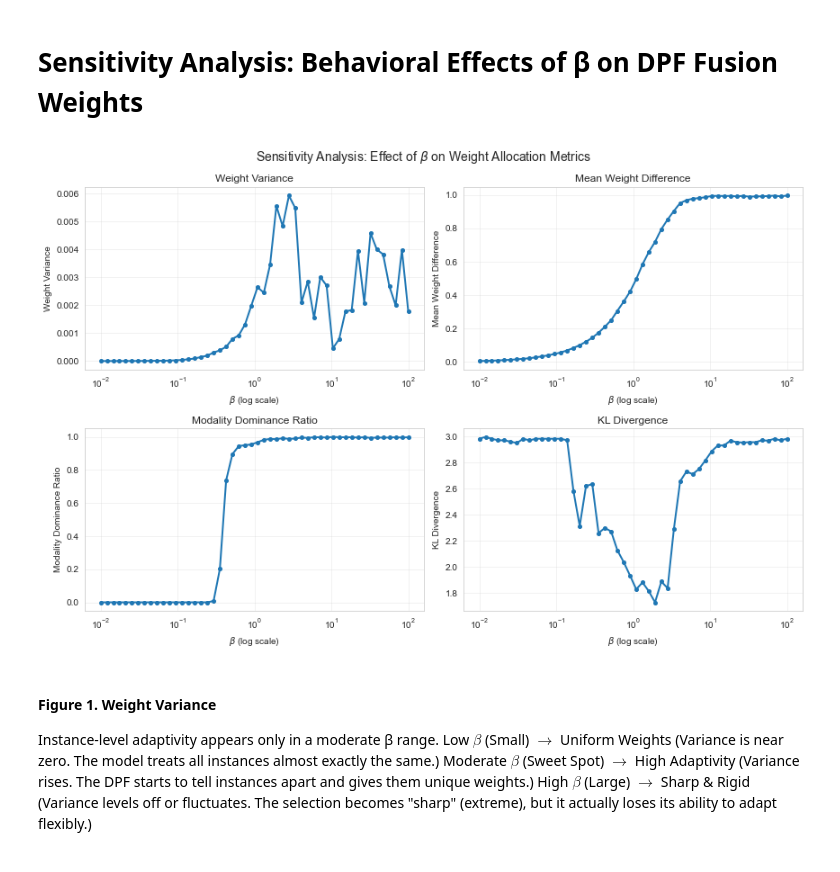
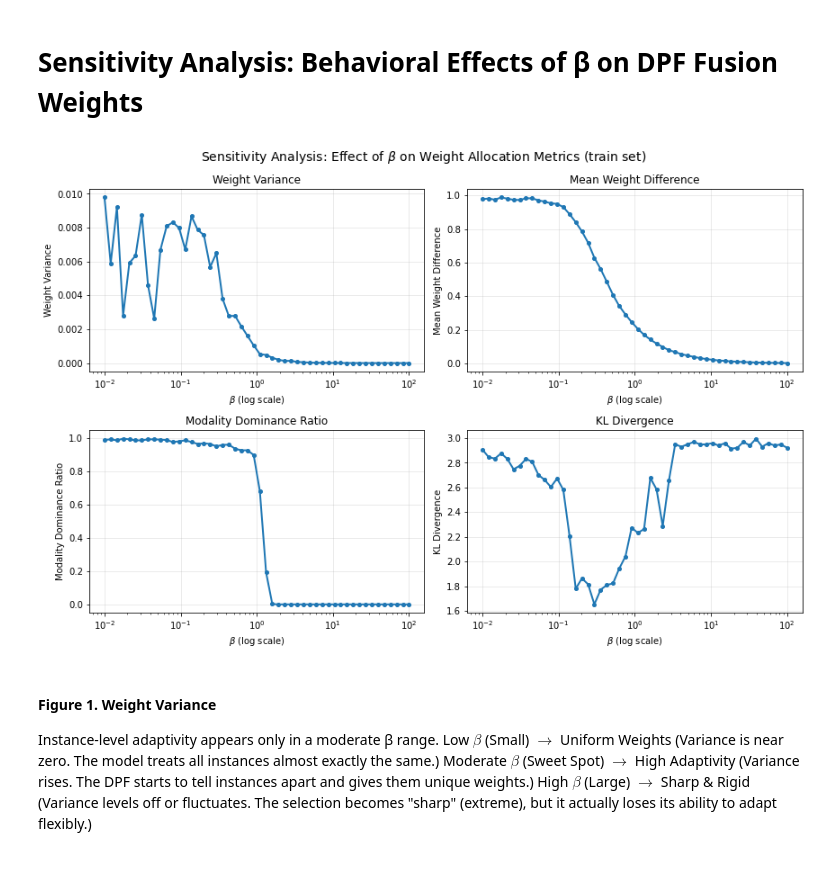
Before and after one commit to researchjet/DPF, a Jupyter notebook: Ablation.ipynb, the cells around one changed output. Cells and saved outputs as stored; diff of their text form; code cells hidden in the pictures.

```diff
--- a/Ablation.ipynb
+++ b/Ablation.ipynb
@@ -181,29 +135,13 @@ plt.show()
 # %%
 import numpy as np
 import matplotlib.pyplot as plt
-
-def dynamic_weight_topk_adaptive(prob1, prob2, beta=0.1, topk=2, delta=1e-4):
-
-    topk_prob1 = np.sort(prob1, axis=1)[:, -topk:]
-    topk_prob2 = np.sort(prob2, axis=1)[:, -topk:]
-    max_p2_text  = np.max(topk_prob1**2, axis=1, keepdims=True)
-    max_p2_image = np.max(topk_prob2**2, axis=1, keepdims=True)
-    eps_text  = delta * max_p2_text
-    eps_image = delta * max_p2_image
-    energy_text  = -np.log(np.sum(topk_prob1**2, axis=1, keepdims=True) + eps_text).flatten()
-    energy_image = -np.log(np.sum(topk_prob2**2, axis=1, keepdims=True) + eps_image).flatten()
-    E = np.vstack([energy_text, energy_image]).T
-    W = np.exp(-beta * E)
-    W /= np.sum(W, axis=1, keepdims=True)
-    return W
-
 
 # Pre-setting values
 betas = [0.1, 1.0, 3.0]
 
 plt.figure(figsize=(12, 8))
 for beta in betas:
-    weights = dynamic_weight_topk_adaptive(
+    weights = DPF.dynamic_weight_topk_adaptive(
         train_probs_text, train_probs_image,
         beta=beta, topk=2, delta=1e-4
     )
@@ -227,7 +165,7 @@ This figure is used to verify that the fusion mechanism performs consistent, ins
 # %%
 # 1) Real Weights in the data（ ）
 betas = [0.05,0.1, 1.0,2.0, 3.0,4.0,5.0,6.0]  # 5
-W = {b: dynamic_weight_topk_adaptive(train_probs_text, train_probs_image,
+W = {b: DPF.dynamic_weight_topk_adaptive(train_probs_text, train_probs_image,
                                      beta=b, topk=2, delta=1e-4) for b in betas}
 
 # 2) Sorting（eg text sorting by weights）
@@ -582,9 +621,8 @@ It shows a smooth transition from near-uniform averaging at small β to sharp mo
 # %% [markdown]
 # Sensitivity Analysis: Behavioral Effects of β on DPF Fusion Weights
 # %%
-
-'''
-This figure analyzes the sensitivity of DPF’s fusion behavior to the weighting parameter β.
+"""
+This figure analyzes the sensitivity of DPF's fusion behavior to the weighting parameter β.
 
 We report multiple distributional statistics of the assigned fusion weights, including variance
 across instances, mean inter-modality weight difference, dominance ratio, and KL divergence
@@ -594,57 +632,77 @@ the strongest instance-level adaptivity.
 
 The analysis is intended to characterize behavioral regimes of the fusion mechanism rather than
 to optimize or evaluate task performance.
+"""
 
-'''
-
-def plot_beta_sensitivity_metrics(beta_range=np.logspace(-2, 2, 50), n_samples=500):
-    """繪製不同beta值下的關鍵指標變化"""
+def plot_beta_sensitivity_metrics(beta_range=np.logspace(-2, 2, 50), n_samples=500, split='train'):
+    """Plot key metric variations under different beta values"""
+    # Initialize metrics dictionary
     metrics = {
         'Weight Variance': [],
         'Mean Weight Difference': [],
         'Modality Dominance Ratio': [],
         'KL Divergence': []
     }
 
+    # Calculate metrics for each beta value
     for b in beta_range:
-        weights = simulate_weights_vectorized(b, n_samples=n_samples)
+        # Get weights from the updated function
+        weights, _, _ = simulate_weights_vectorized(b, n_samples=n_samples, split=split)
 
-        # different standard
+        # Weight Variance
         metrics['Weight Variance'].append(np.var(weights[:, 0]))
-        metrics['Mean Weight Difference'].append(np.abs(weights[:, 0].mean() - weights[:, 1].mean()))
-        metrics['Modality Dominance Ratio'].append(np.sum(weights[:, 0] > 0.6) / len(weights))
 
-        # KL Divergence（Distribution）
-        hist_text, _ = np.histogram(weights[:, 0], bins=20, range=(0, 1), density=True)
+        # Mean Weight Difference between modalities
+        metrics['Mean Weight Difference'].append(
+            np.abs(weights[:, 0].mean() - weights[:, 1].mean())
+        )
+
+        # Modality Dominance Ratio (threshold = 0.6)
+        metrics['Modality Dominance Ratio'].append(
+            np.sum(weights[:, 0] > 0.6) / len(weights)
+        )
+
+        # KL Divergence from Uniform Distribution
+        hist_text, _ = np.histogram(
+            weights[:, 0], bins=20, range=(0, 1), density=True
+        )
         hist_uniform = np.ones_like(hist_text) / len(hist_text)
-        hist_text = hist_text / hist_text.sum()  # Regulaize
-        kl_div = np.sum(hist_text * np.log(hist_text / hist_uniform + 1e-10))
+        hist_text = hist_text / hist_text.sum()  # Normalize
+        kl_div = np.sum(
+            hist_text * np.log(hist_text / hist_uniform + 1e-10)  # Avoid log(0)
+        )
         metrics['KL Divergence'].append(kl_div)
 
+    # Create subplots
     fig, axes = plt.subplots(2, 2, figsize=(12, 8))
     axes = axes.flatten()
 
     for idx, (metric_name, values) in enumerate(metrics.items()):
         ax = axes[idx]
         ax.semilogx(beta_range, values, 'o-', linewidth=2, markersize=4)
         ax.set_xlabel('$\\beta$ (log scale)')
         ax.set_ylabel(metric_name)
         ax.set_title(metric_name)
         ax.grid(True, alpha=0.3)
 
-        # default beta value
-        default_beta = 0.1  # ini value
+        # Mark default beta value
+        default_beta = 0.1  # Initial value
         if default_beta in beta_range:
             idx_default = np.where(beta_range == default_beta)[0][0]
             ax.axvline(x=default_beta, color='red', linestyle='--', alpha=0.7)
             ax.plot(default_beta, values[idx_default], 'ro', markersize=8)
 
-    plt.suptitle('Sensitivity Analysis: Effect of $\\beta$ on Weight Allocation Metrics', fontsize=14)
+    plt.suptitle(
+        f'Sensitivity Analysis: Effect of $\\beta$ on Weight Allocation Metrics ({split} set)',
+        fontsize=14
+    )
     plt.tight_layout()
     plt.show()
-plot_beta_sensitivity_metrics(beta_range=np.logspace(-2, 2, 50), n_samples=500)
+
+# Example usage
+plot_beta_sensitivity_metrics(beta_range=np.logspace(-2, 2, 50), n_samples=500, split='train')
 # %% [output]
-[figure, old version]
+[figure, new version]
 # %% [markdown]
 #### Figure 1. Weight Variance
 Instance-level adaptivity appears only in a moderate β range.
```
Also changed, not shown: parts of 18 cells of this notebook.
